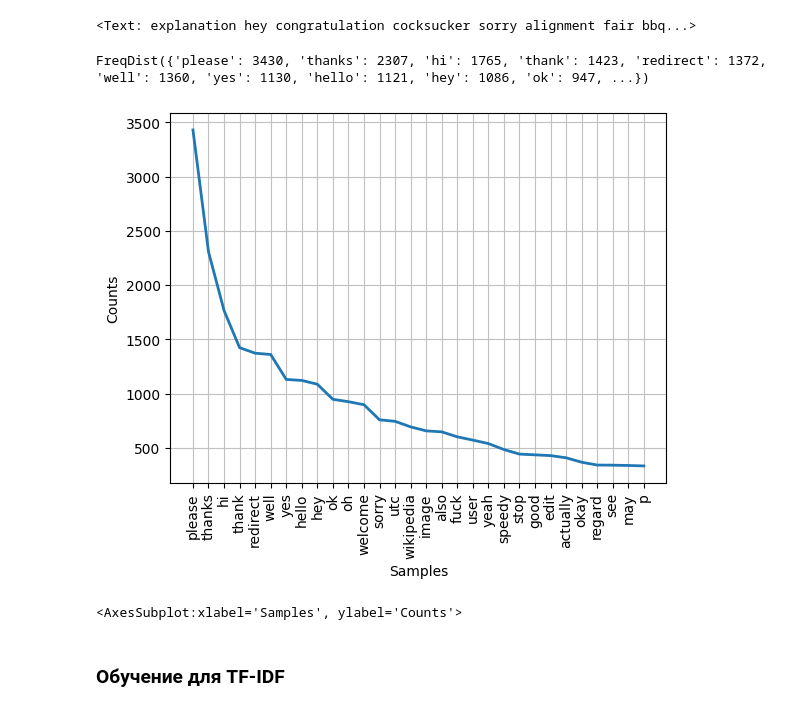
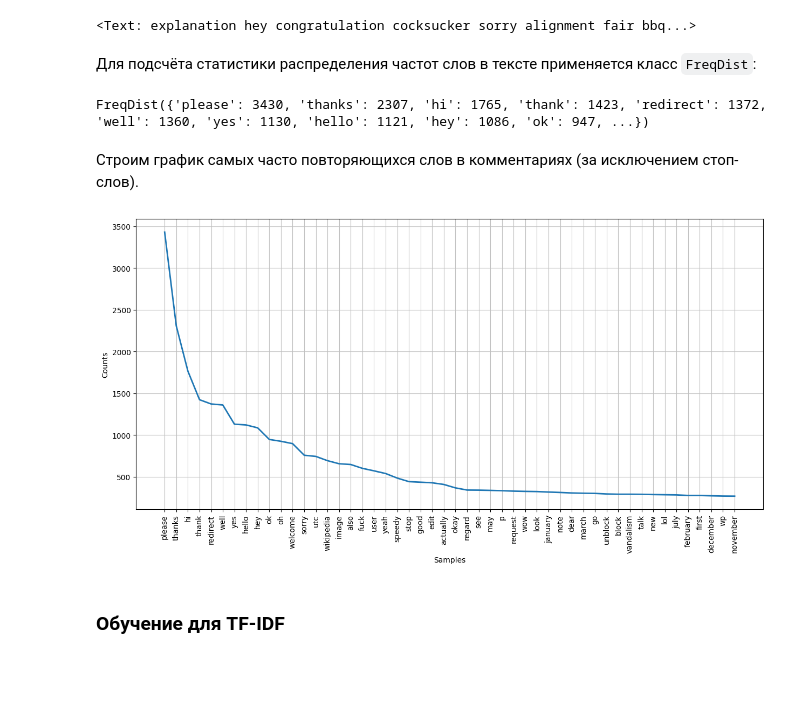
Before and after one commit to rustyt0aster/project13_BERT, a Jupyter notebook: project13_BERT.ipynb, the cells around one changed output. Cells and saved outputs as stored; diff of their text form; code cells hidden in the pictures; blank space fills up the shorter version.

```diff
--- a/project13_BERT.ipynb
+++ b/project13_BERT.ipynb
@@ -949,6 +942,8 @@ filtered_words = nltk.Text(filtered_words)
 filtered_words
 # %% [output]
 <Text: explanation hey congratulation cocksucker sorry alignment fair bbq...>
+# %% [markdown]
+Для подсчёта статистики распределения частот слов в тексте применяется класс `FreqDist`:
 # %%
 filtered = FreqDist(filtered_words)
 filtered
@@ -956,11 +951,13 @@ filtered
 FreqDist({'please': 3430, 'thanks': 2307, 'hi': 1765, 'thank': 1423, 'redirect': 1372, 'well': 1360, 'yes': 1130, 'hello': 1121, 'hey': 1086, 'ok': 947, ...})
 # %%
 %matplotlib inline
-# %%
-filtered.plot(30,cumulative=False)
-# %% [output]
-[figure, removed]
-<AxesSubplot:xlabel='Samples', ylabel='Counts'>
+# %% [markdown]
+Строим график самых часто повторяющихся слов в комментариях (за исключением стоп-слов).
+# %%
+plt.figure(figsize=(15,7))
+filtered.plot(50, cumulative=False);
+# %% [output]
+[figure, added]
 # %% [markdown]
 ### Обучение для TF-IDF
 # %% [markdown]
```
Also changed, not shown: parts of 29 cells of this notebook.
